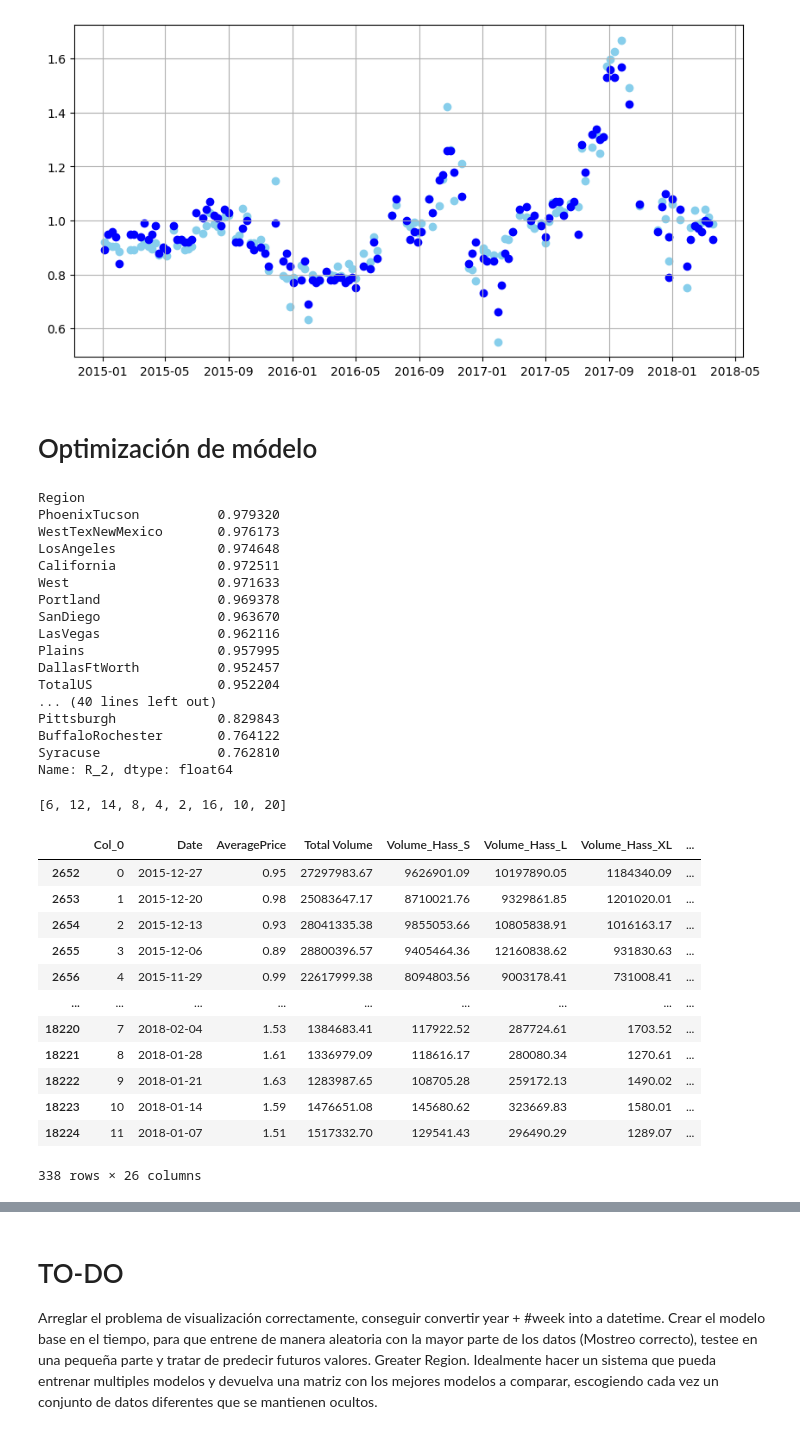
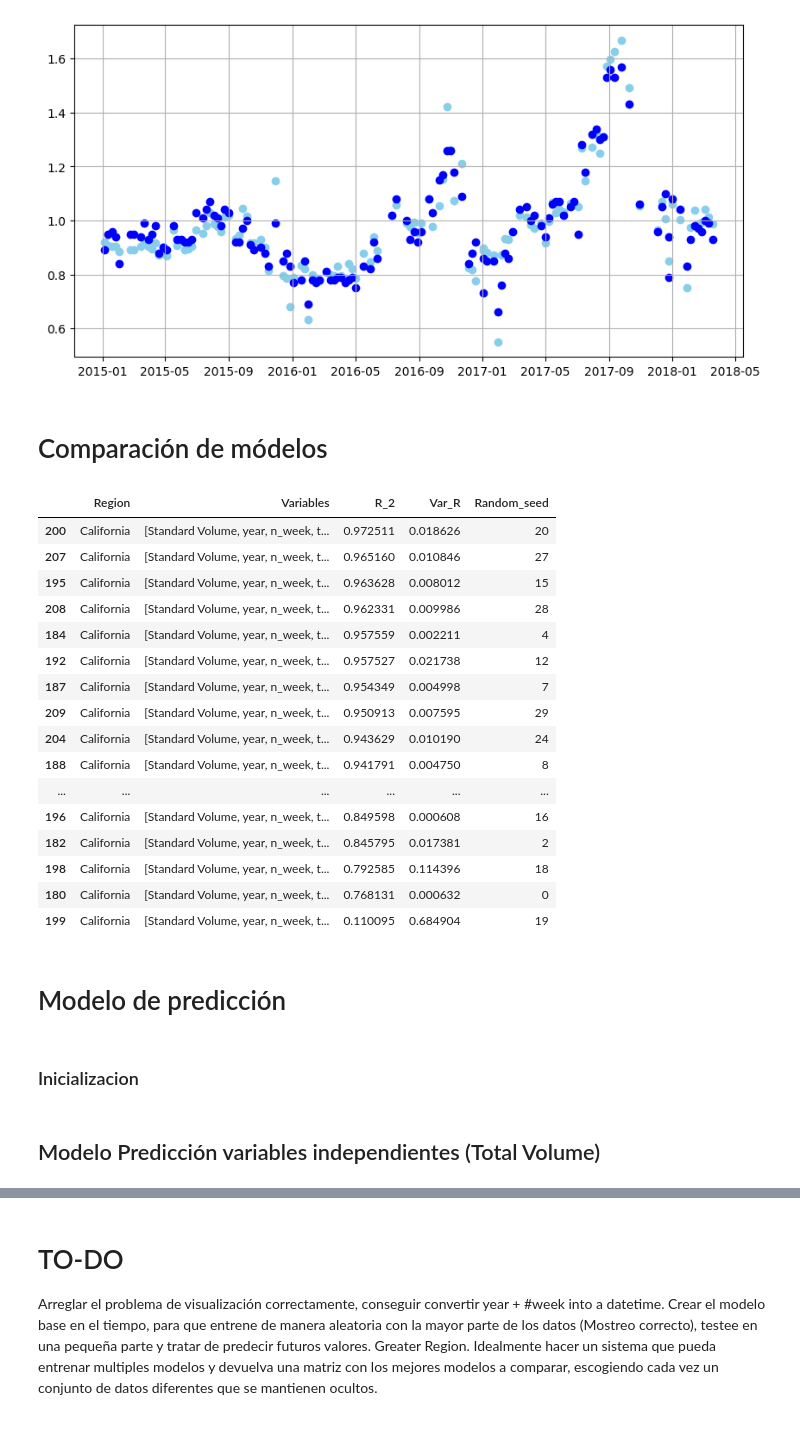
Before and after one commit to cpujol-dev/MiniProjectAavocado, a Jupyter notebook: 5.proyecto_team_apartados.ipynb, the cells around one changed output, grey strips where cells are left out. Drawn from its saved outputs; the diff is of its cells as text; code cells hidden in the pictures.

```diff
--- a/5.proyecto_team_apartados.ipynb
+++ b/5.proyecto_team_apartados.ipynb
@@ -786,7 +786,7 @@ See the caveats in the documentation: https://pandas.pydata.org/pandas-docs/stab
   X_to_plot.loc[:,'Date'] = X_to_plot.apply(lambda x: datetime.datetime.strptime(str(int(x['year'])) +'-W'+ str(int(x['n_week'])) + '-1', "%Y-W%W-%w"), axis=1)
 [figure]
 # %% [markdown]
-# Optimización de módelo
+# Comparación de módelos
 # %%
 from sklearn import preprocessing
 import pandas as pd
@@ -858,77 +858,53 @@ for region in pd.unique(df_local['region'] ):
         # # Calcular el valor R²
 
         # df_temp_USA = df_local[df_local['region'] == 'TotalUS']
 
         # X_USA= df_temp_USA[Variables]
         # Y_USA= df_temp_USA['AveragePrice']
 
         # X_USA_train, X_USA_test, y_USA_train, y_USA_test = train_test_split(X_USA, Y_USA, test_size=0.2, random_state=random_seed)
         # X_poly_USA_train = poly_features.fit_transform(X_USA_train)
 
         # y_pred_USA_train = poly_model.predict(X_poly_USA_train)
         # r2_USA_train = r2_score(y_USA_train, y_pred_USA_train)
 
 
             # Calcular el valor R²
         r2_test = r2_score(y_test, y_pred_poly_test)
         r2_train = r2_score(y_train, y_pred_poly_train)
 
         diccionario_regressiones['Region'].append(region)
         diccionario_regressiones['Variables'].append(Variables)
         diccionario_regressiones['R_2'].append(r2_test)
-        diccionario_regressiones['Var_R'].append(r2_train - r2_test)
+        diccionario_regressiones['Var_R'].append(abs(r2_train - r2_test))
         diccionario_regressiones['Random_seed'].append(random_seed)
-        # diccionario_regressiones['TotalUS comp'].append(r2_USA_train)
 
 
 Resultados_df= pd.DataFrame(diccionario_regressiones)
 
 
 best_regions = Resultados_df.groupby('Region')['R_2'].max()
 
-display(best_regions.sort_values(ascending = False))
+display(Resultados_df[Resultados_df['Region'] == 'California'].sort_values(by = 'R_2', ascending = False))
 # %% [output]
-Region
-PhoenixTucson          0.979320
-WestTexNewMexico       0.976173
-LosAngeles             0.974648
-California             0.972511
-West                   0.971633
-Portland               0.969378
-SanDiego               0.963670
-LasVegas               0.962116
-Plains                 0.957995
-DallasFtWorth          0.952457
-TotalUS                0.952204
-... (40 lines left out)
-Pittsburgh             0.829843
-BuffaloRochester       0.764122
-Syracuse               0.762810
-Name: R_2, dtype: float64
+|  | Region | Variables | R_2 | Var_R | Random_seed |
+| 200 | California | [Standard Volume, year, n_week, t... | 0.972511 | 0.018626 | 20 |
+| 207 | California | [Standard Volume, year, n_week, t... | 0.965160 | 0.010846 | 27 |
+| 195 | California | [Standard Volume, year, n_week, t... | 0.963628 | 0.008012 | 15 |
+| 208 | California | [Standard Volume, year, n_week, t... | 0.962331 | 0.009986 | 28 |
+| 184 | California | [Standard Volume, year, n_week, t... | 0.957559 | 0.002211 | 4 |
+| 192 | California | [Standard Volume, year, n_week, t... | 0.957527 | 0.021738 | 12 |
+| 187 | California | [Standard Volume, year, n_week, t... | 0.954349 | 0.004998 | 7 |
+| 209 | California | [Standard Volume, year, n_week, t... | 0.950913 | 0.007595 | 29 |
+| 204 | California | [Standard Volume, year, n_week, t... | 0.943629 | 0.010190 | 24 |
+| 188 | California | [Standard Volume, year, n_week, t... | 0.941791 | 0.004750 | 8 |
+| ... | ... | ... | ... | ... | ... |
+| 196 | California | [Standard Volume, year, n_week, t... | 0.849598 | 0.000608 | 16 |
+| 182 | California | [Standard Volume, year, n_week, t... | 0.845795 | 0.017381 | 2 |
+| 198 | California | [Standard Volume, year, n_week, t... | 0.792585 | 0.114396 | 18 |
+| 180 | California | [Standard Volume, year, n_week, t... | 0.768131 | 0.000632 | 0 |
+| 199 | California | [Standard Volume, year, n_week, t... | 0.110095 | 0.684904 | 19 |
-# %%
-# Comprovacion que desordena los datos
-
-x = [1,2,3,4,5,6,7,8,9,10]
-y= [2,4,6,8,10,12,14,16, 18, 20]
-
-
-X_train, X_test, y_train, y_test = train_test_split(x, y, test_size=0.1, random_state=10)
-
-print(y_train)
-
-display(df_temp_USA)
-# %% [output]
-[6, 12, 14, 8, 4, 2, 16, 10, 20]
-|  | Col_0 | Date | AveragePrice | Total Volume | Volume_Hass_S | Volume_Hass_L | Volume_Hass_XL | ... |
-| 2652 | 0 | 2015-12-27 | 0.95 | 27297983.67 | 9626901.09 | 10197890.05 | 1184340.09 | ... |
-| 2653 | 1 | 2015-12-20 | 0.98 | 25083647.17 | 8710021.76 | 9329861.85 | 1201020.01 | ... |
-| 2654 | 2 | 2015-12-13 | 0.93 | 28041335.38 | 9855053.66 | 10805838.91 | 1016163.17 | ... |
-| 2655 | 3 | 2015-12-06 | 0.89 | 28800396.57 | 9405464.36 | 12160838.62 | 931830.63 | ... |
-| 2656 | 4 | 2015-11-29 | 0.99 | 22617999.38 | 8094803.56 | 9003178.41 | 731008.41 | ... |
-| ... | ... | ... | ... | ... | ... | ... | ... | ... |
-| 18220 | 7 | 2018-02-04 | 1.53 | 1384683.41 | 117922.52 | 287724.61 | 1703.52 | ... |
-| 18221 | 8 | 2018-01-28 | 1.61 | 1336979.09 | 118616.17 | 280080.34 | 1270.61 | ... |
-| 18222 | 9 | 2018-01-21 | 1.63 | 1283987.65 | 108705.28 | 259172.13 | 1490.02 | ... |
-| 18223 | 10 | 2018-01-14 | 1.59 | 1476651.08 | 145680.62 | 323669.83 | 1580.01 | ... |
-| 18224 | 11 | 2018-01-07 | 1.51 | 1517332.70 | 129541.43 | 296490.29 | 1289.07 | ... |
-338 rows × 26 columns
+# %% [markdown]
+# Modelo de predicción
+# %% [markdown]
+### Inicializacion
@@ -934,0 +981,2 @@ display(df_temp_USA)
+# %% [markdown]
+## Modelo Predicción variables independientes (Total Volume)
```
Also changed, not shown: parts of 20 cells of this notebook.
